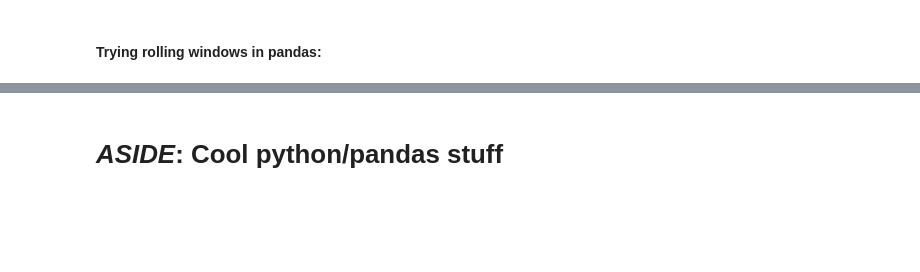
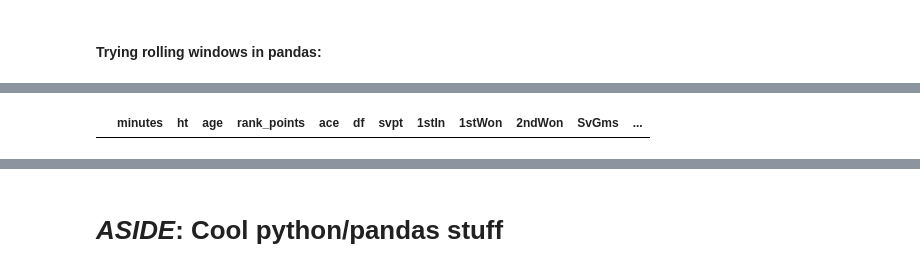
Before and after one commit to kuru0004/mens_tennis_outcomes, a Jupyter notebook: EC2_compute Populate Features using Previous Matches.ipynb, the cells around one changed output, grey strips where cells are left out. Saved outputs shown, nothing was run; the diff lists cells and outputs as text; code cells hidden in the pictures; blank space fills up the shorter version.

Commit message:
towards rolling mean

```diff
--- a/EC2_compute Populate Features using Previous Matches.ipynb
+++ b/EC2_compute Populate Features using Previous Matches.ipynb
@@ -575,3 +493,21 @@ df_wl_sort = df_win_loss.sort_values(['tourney_date','match_num'],ascending=[1,1
 #     dataframe.rolling(duration,on='tournery_date').shift()
 
 #Concern: does this take the current data data into (use .shift() at end)
+
+#get_level_values
+
+
+compute_df = {}
+tr_start = 1993
+tr_end = 2011
+plyr_yr_df = pd.DataFrame()
+df_years = df_wl_sort_colSlct[(df_wl_sort_colSlct.tourney_date.apply(lambda x:x.year)<tr_end+1) \
+                        & (df_wl_sort_colSlct.tourney_date.apply(lambda x:x.year)>tr_start-2)]
+tester = 0
+for player in df_years['name'].unique():
+    tester += 1
+    plyr_yr_df = df_years[df_years['name']==player]
+    print(plyr_yr_df.head())
+    compute_df.get(plyr_yr_df.drop('name',axis=1).rolling(one_year,on='tourney_date').mean().shift(1),0)
+    if tester > 1:
+        break
@@ -578,3 +536,7 @@ df_wl_sort = df_win_loss.sort_values(['tourney_date','match_num'],ascending=[1,1
+# %%
+compute_df.head()
+# %% [output]
+|  | minutes | ht | age | rank_points | ace | df | svpt | 1stIn | 1stWon | 2ndWon | SvGms | ... |
 # %%
 ## Code testing with David Ferrer
 
```
Also changed, not shown: parts of 12 cells of this notebook.
